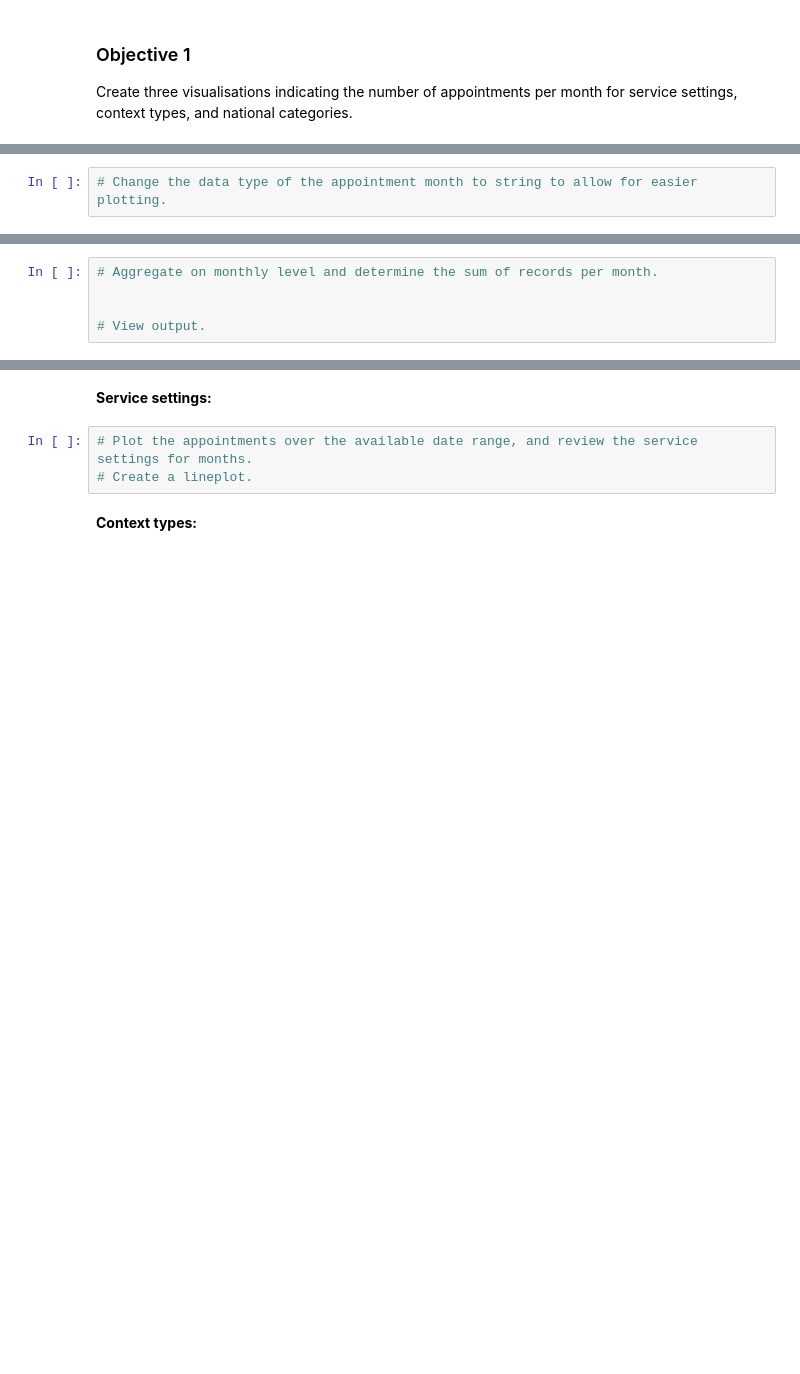
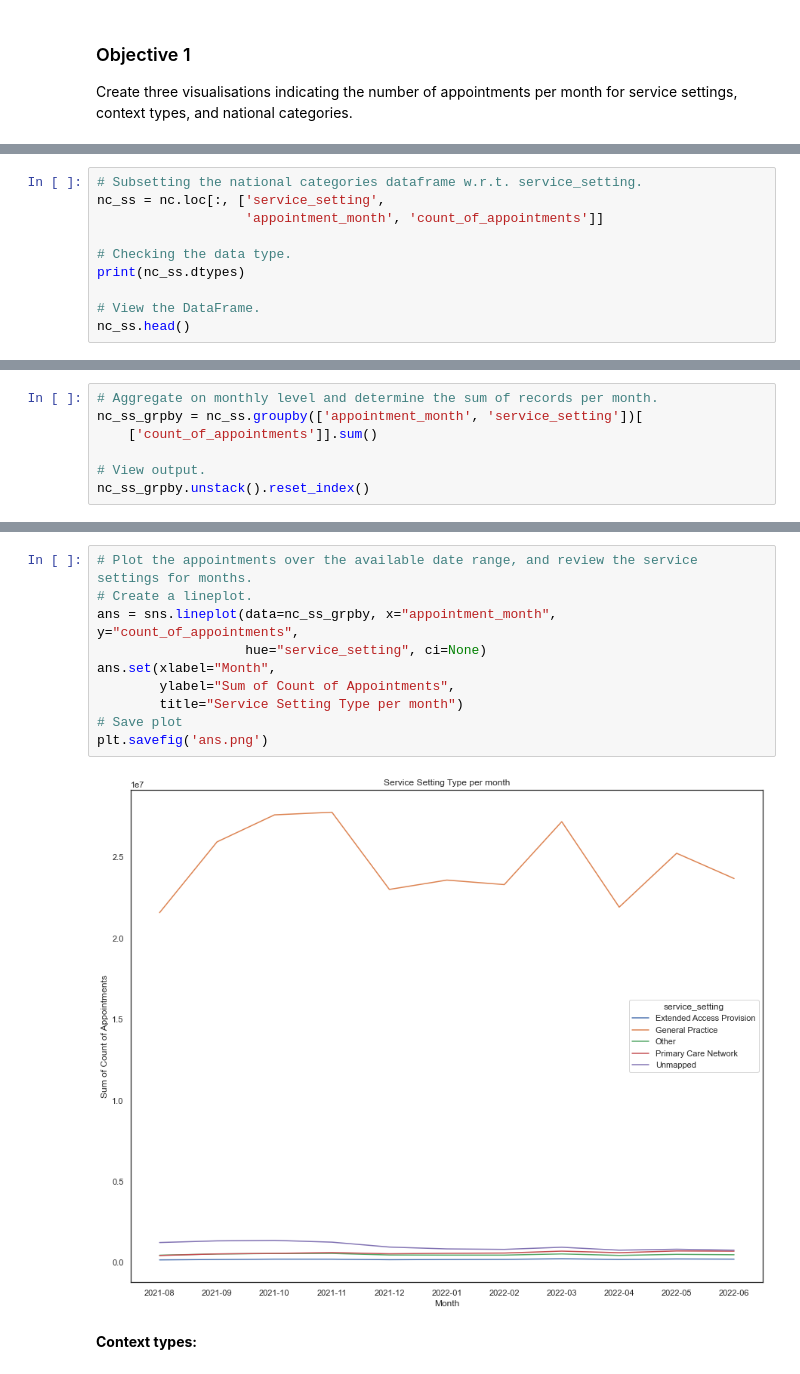
Before and after one commit to rohitabraham86/LSE_DA_NHS_analysis_rohit, a Jupyter notebook: nhs.ipynb, the cells around one changed output, grey strips where cells are left out. Saved outputs shown, nothing was run; the diff lists cells and outputs as text; blank space fills up the shorter version.

```diff
--- a/nhs.ipynb
+++ b/nhs.ipynb
@@ -616,2 +624,10 @@ Create three visualisations indicating the number of appointments per month for
 # %%
-# Change the data type of the appointment month to string to allow for easier plotting.
+# Subsetting the national categories dataframe w.r.t. service_setting.
+nc_ss = nc.loc[:, ['service_setting',
+                   'appointment_month', 'count_of_appointments']]
+
+# Checking the data type.
+print(nc_ss.dtypes)
+
+# View the DataFrame.
+nc_ss.head()
@@ -618,5 +645,7 @@ Create three visualisations indicating the number of appointments per month for
 # %%
 # Aggregate on monthly level and determine the sum of records per month.
-
+nc_ss_grpby = nc_ss.groupby(['appointment_month', 'service_setting'])[
+    ['count_of_appointments']].sum()
 
 # View output.
+nc_ss_grpby.unstack().reset_index()
@@ -623,8 +666,15 @@ Create three visualisations indicating the number of appointments per month for
-# %% [markdown]
-**Service settings:**
 # %%
 # Plot the appointments over the available date range, and review the service settings for months.
 # Create a lineplot.
+ans = sns.lineplot(data=nc_ss_grpby, x="appointment_month", y="count_of_appointments",
+                   hue="service_setting", ci=None)
+ans.set(xlabel="Month",
+        ylabel="Sum of Count of Appointments",
+        title="Service Setting Type per month")
+# Save plot
+plt.savefig('ans.png')
+# %% [output]
+[figure, added]
 # %% [markdown]
 **Context types:**
 # %%
```
Also changed, not shown: parts of 61 cells of this notebook.
